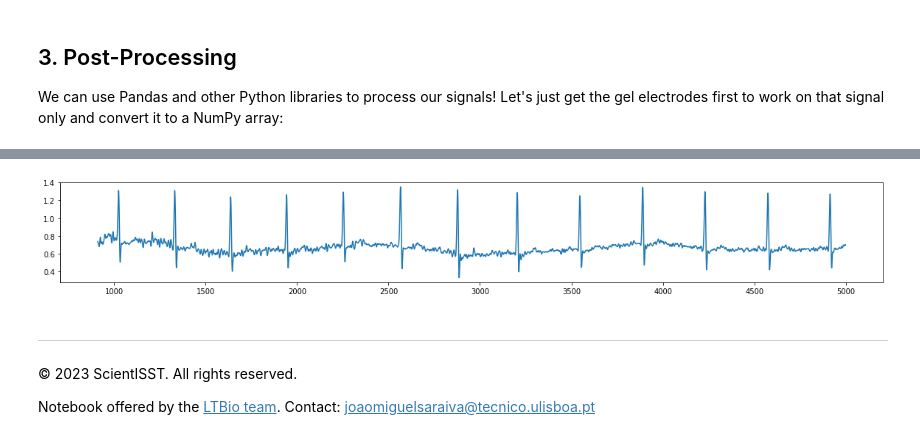
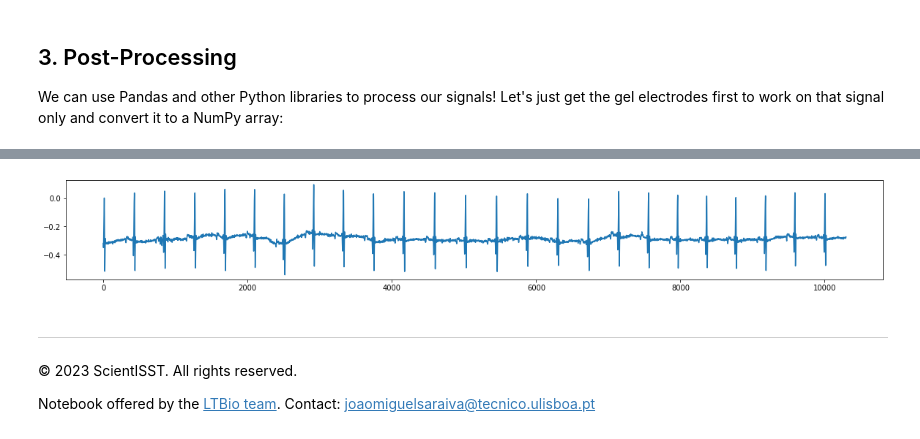
Before and after one commit to scientisst/ScientISST-MOVE, a Jupyter notebook: usage/csv.ipynb, the cells around one changed output, grey strips where cells are left out. Drawn from its saved outputs; the diff is of its cells as text; code cells hidden in the pictures.

```diff
--- a/usage/csv.ipynb
+++ b/usage/csv.ipynb
@@ -56,11 +76,11 @@ Let's get a quick sneak-peak of the ECG signals:
 # %%
 from matplotlib import pyplot as plt
 
-ecg = f408_signals[['ecg:dry', 'ecg:gel']]
+ecg = signals[['ecg:dry', 'ecg:gel']]
 plt.figure(figsize=(20, 5))
 plt.subplot(211)
-plt.plot(ecg['ecg:dry'].head(5000))
+plt.plot(ecg['ecg:dry'].head(500*40))
 plt.subplot(212)
-plt.plot(ecg['ecg:gel'].head(5000))
+plt.plot(ecg['ecg:gel'].head(500*40))
 plt.show()
 # %% [output]
@@ -72,7 +92,11 @@ We can notice that the "dry" channel is upside down, so let's invert it:
 # %%
 ecg['ecg:dry'] = -ecg['ecg:dry']
-plt.figure(figsize=(20, 2.5))
-plt.plot(ecg['ecg:dry'].head(5000))
+ecg['ecg:gel'] = -ecg['ecg:gel']
+plt.figure(figsize=(20, 5))
+plt.subplot(211)
+plt.plot(ecg['ecg:dry'].head(500*40))
+plt.subplot(212)
+plt.plot(ecg['ecg:gel'].head(500*40))
 plt.show()
 # %% [output]
 A value is trying to be set on a copy of a slice from a DataFrame.
@@ -99,7 +128,6 @@ plt.show()
 We can use Pandas and other Python libraries to process our signals!
 Let's just get the gel electrodes first to work on that signal only and convert it to a NumPy array:
 # %%
-gel_ecg = f408_signals['ecg:gel']
-gel_ecg = gel_ecg.to_numpy()
+gel_ecg = ecg_while_lift['ecg:gel'].to_numpy()
 gel_ecg.shape
 # %% [output]
@@ -109,6 +135 @@ Firstly, let's resample it to 100 Hz:
-# %%
-from scipy.signal import resample
-
-# Signal is originally sampled at 500 Hz
-gel_ecg = resample(gel_ecg, 100 * len(gel_ecg) // 500)
 # %% [markdown]
@@ -116,12 +159,12 @@ Now let's filter the signal wih a simple FIR passband from 1 to 40 Hz:
 # %%
 from biosppy.signals.tools import filter_signal
 
-gel_ecg = filter_signal(gel_ecg, 'FIR', 'bandpass', order=20, frequency=(1, 40), sampling_rate=100)['signal']
+gel_ecg = filter_signal(gel_ecg, 'FIR', 'bandpass', order=20, frequency=(2, 40), sampling_rate=100)['signal']
 plt.figure(figsize=(20, 2.5))
-plt.plot(gel_ecg[:5000])
+plt.plot(gel_ecg)
 plt.show()
 # %% [output]
-[figure, old version]
+[figure, new version]
 # %% [markdown]
 ________
 © 2023 ScientISST. All rights reserved.
```
Also changed, not shown: parts of 21 cells of this notebook, 2 other files.
